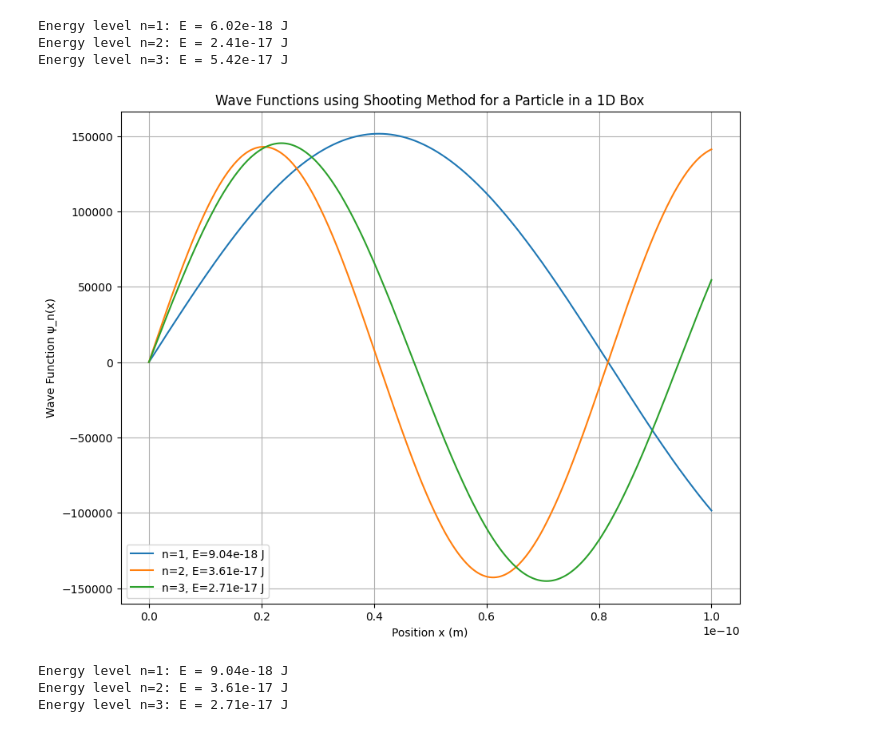
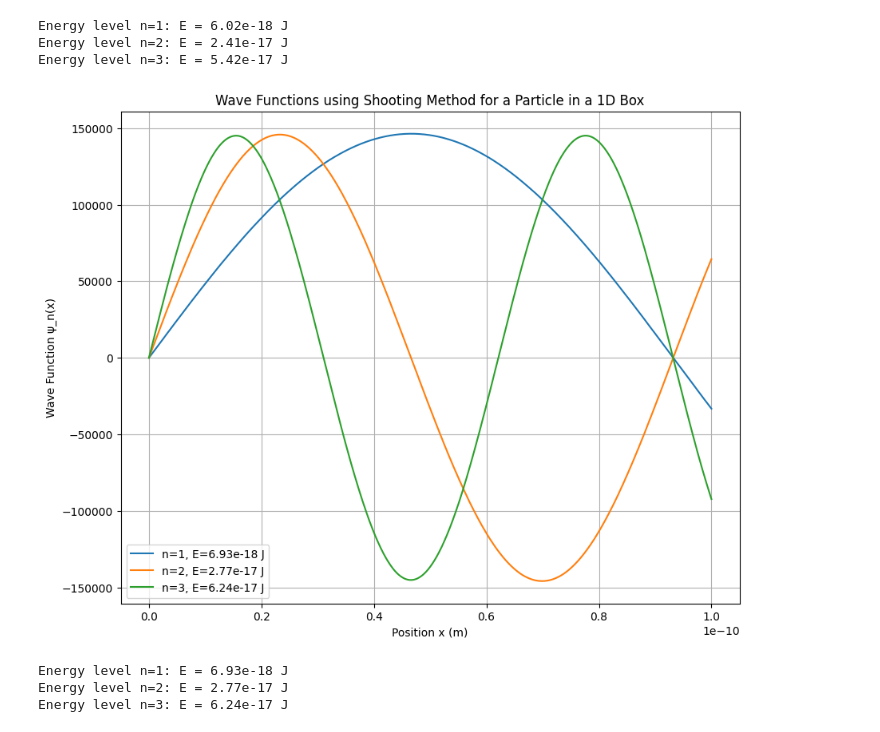
Before and after one commit to navgaur/QM1_UGCF, a Jupyter notebook: Schrodinger_Eqn_1.ipynb, the cells around one changed output. Saved outputs shown, nothing was run; the diff lists cells and outputs as text; code cells hidden in the pictures.

```diff
--- a/Schrodinger_Eqn_1.ipynb
+++ b/Schrodinger_Eqn_1.ipynb
@@ -79,7 +79,7 @@ from scipy.linalg import eigh
 hbar = 1.0545718e-34  # Reduced Planck's constant (Joule*seconds)
 m = 9.10938356e-31    # Mass of electron (kg)
 L = 1e-10             # Length of the box (meters)
-N = 1000              # Number of discrete points
+N = 1500              # Number of discrete points
 
 # Discretize the space
 x = np.linspace(0, L, N)
@@ -135,7 +135,7 @@ from scipy.integrate import solve_ivp
 hbar = 1.0545718e-34  # Reduced Planck's constant (Joule*seconds)
 m = 9.10938356e-31    # Mass of electron (kg)
 L = 1e-10             # Length of the box (meters)
-N = 1000              # Number of discrete points
+N = 1500              # Number of discrete points
 
 # Define the potential function V(x) for an infinite box
 def V(x):
@@ -168,37 +168,37 @@ def find_energy_level(n):
     E_guess = n**2 * np.pi**2 * hbar**2 / (2 * m * L**2)
 
     # Use root-finding to match boundary condition psi(L) = 0
-    sol = root_scalar(boundary_condition, bracket=[0.5 * E_guess, 1.5 * E_guess], method='brentq')
+    sol = root_scalar(boundary_condition, bracket=[0.85 * E_guess, 1.15 * E_guess], method='brentq')
     return sol.root
 
 # Calculate the first 3 energy levels and their corresponding wave functions
 x = np.linspace(0, L, N)
 energies = []
 wavefunctions = []
 
 for n in range(1, 4):
     E_n = find_energy_level(n)
     energies.append(E_n)
     psi_n = solve_schrodinger(E_n, x)
     wavefunctions.append(psi_n / np.sqrt(np.trapz(psi_n**2, x)))  # Normalize wave function
 
 # Plot the wave functions
 plt.figure(figsize=(10, 8))
 for i in range(3):
     plt.plot(x, wavefunctions[i], label=f"n={i+1}, E={energies[i]:.2e} J")
 
 plt.title("Wave Functions using Shooting Method for a Particle in a 1D Box")
 plt.xlabel("Position x (m)")
 plt.ylabel("Wave Function ψ_n(x)")
 plt.legend()
 plt.grid(True)
 plt.show()
 
 # Print the first 3 energy levels
 for i in range(3):
     print(f"Energy level n={i+1}: E = {energies[i]:.2e} J")
 # %% [output]
-[figure, old version]
+[figure, new version]
-Energy level n=1: E = 9.04e-18 J
-Energy level n=2: E = 3.61e-17 J
-Energy level n=3: E = 2.71e-17 J
+Energy level n=1: E = 6.93e-18 J
+Energy level n=2: E = 2.77e-17 J
+Energy level n=3: E = 6.24e-17 J
```
